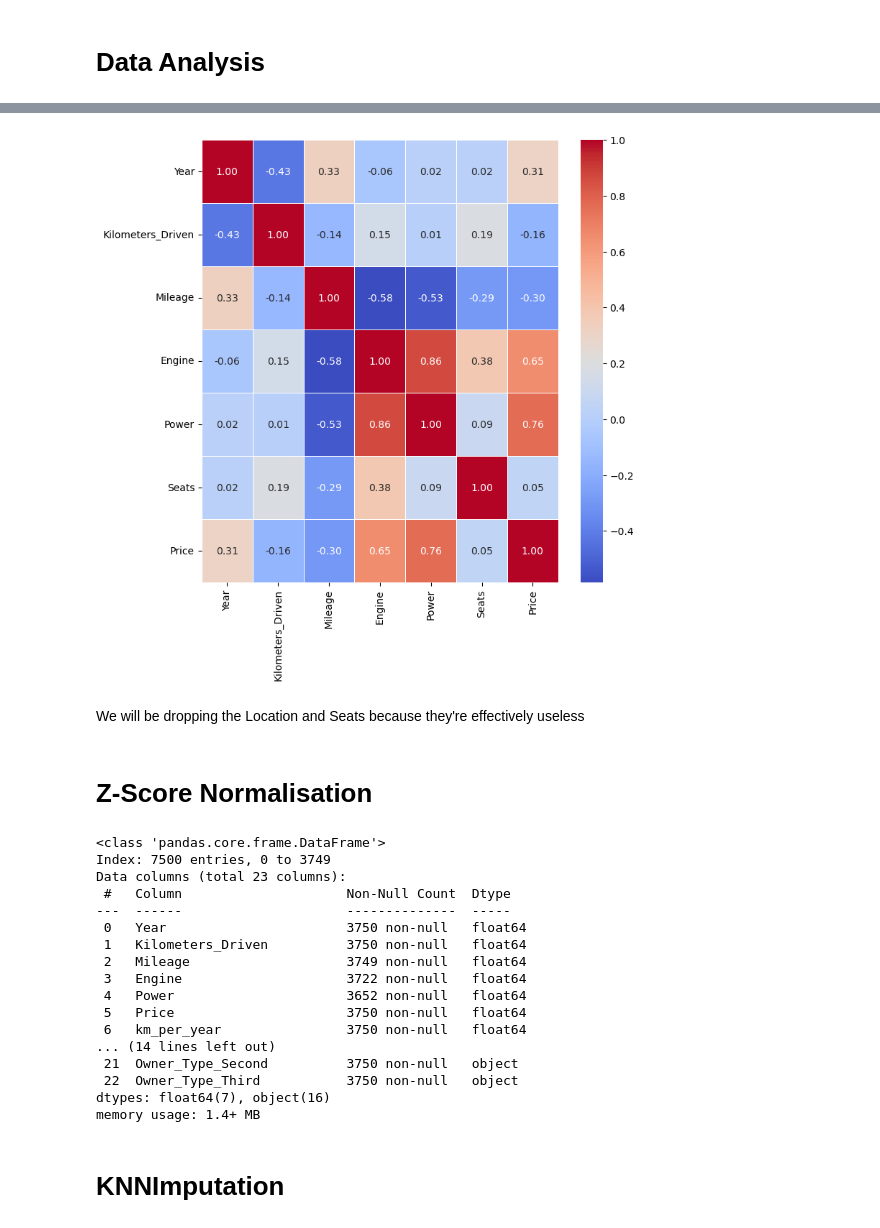
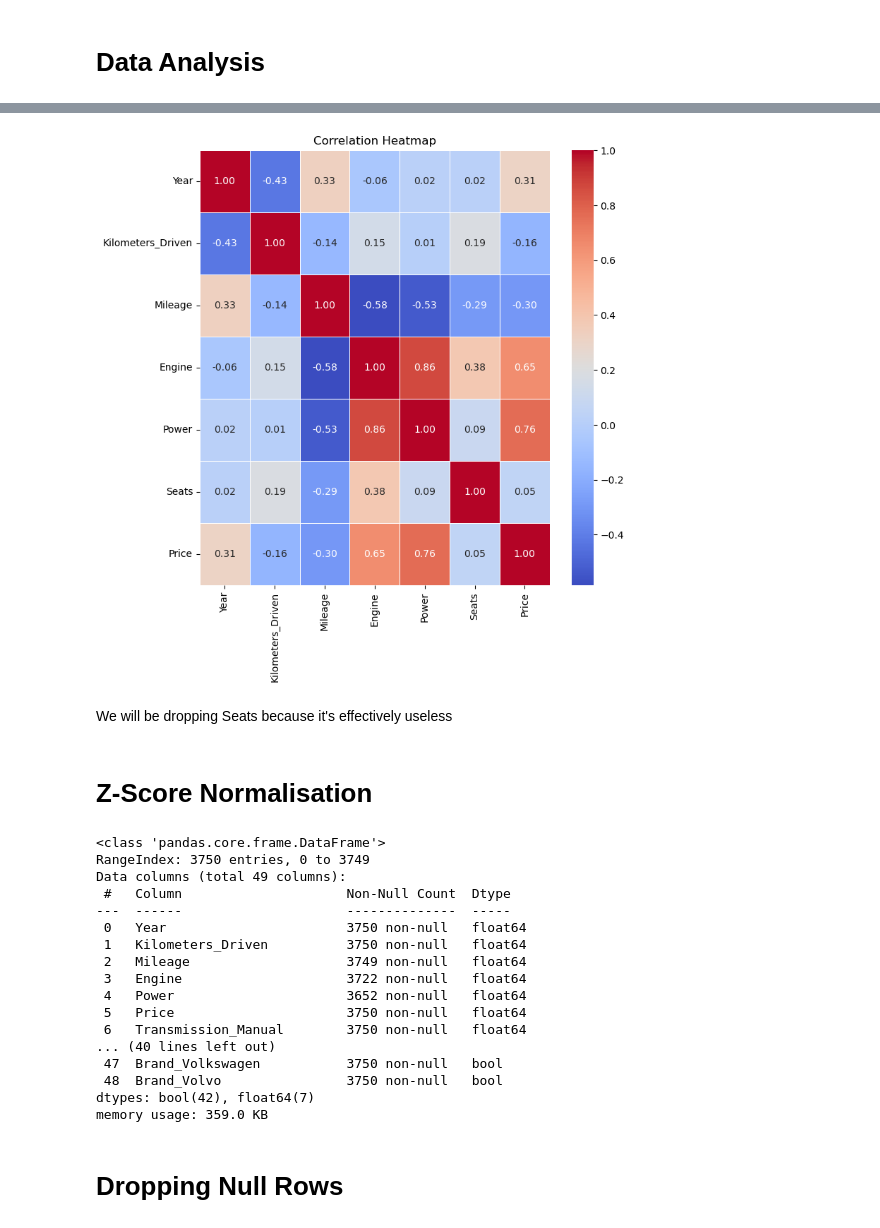
Before and after one commit to Shaurya-Ag/Car_Price_Prediction, a Jupyter notebook: Laboratory.ipynb, the cells around one changed output, grey strips where cells are left out. Saved outputs shown, nothing was run; the diff lists cells and outputs as text; code cells hidden in the pictures.

```diff
--- a/Laboratory.ipynb
+++ b/Laboratory.ipynb
@@ -21,3 +21 @@ train_set.head()
-# %%
-train_set.drop('Unnamed: 0',axis=1,inplace=True)
 # %% [markdown]
@@ -48,6 +23,15 @@ memory usage: 351.7+ KB
 # %%
-object_value_columns=["Mileage","Engine","Power"]
-for i in object_value_columns:
-    df[i]=df[i].str.extract(r"([0-9]*\.?[0-9]+)").astype(np.float64)
-df.head()
+df=train_set.copy()
+def process_data(df):
+    object_value_columns=["Mileage","Engine","Power"]
+    object_columns=["Transmission","Owner_Type","Location","Fuel_Type","Brand"]
+    df.drop('Unnamed: 0',axis=1,inplace=True)
+    for i in object_value_columns:
+        df[i]=df[i].str.extract(r"([0-9]*\.?[0-9]+)").astype(np.float64)
+    df["Brand"]=df["Name"].str.extract(r"(^[A-Za-z]+)")
+    df.drop("Name",axis=1,inplace=True)
+    df=pd.get_dummies(df,columns=object_columns,drop_first=True)
+    return df
+p_df=process_data(df)
+p_df.head()
 # %% [output]
@@ -135,10 +47,11 @@ plt.show()
 # %%
-corr_matrix=df.iloc[:,1:8].corr()
+corr_matrix=p_df.iloc[:,0:7].corr()
 plt.figure(figsize=(8,8))
 sns.heatmap(corr_matrix,cmap="coolwarm",annot=True,linewidth=0.5,fmt='.2f')
+plt.title("Correlation Heatmap")
 plt.show()
 # %% [output]
-[figure, old version]
+[figure, new version]
 # %% [markdown]
-<p>We will be dropping the Location and Seats because they're effectively useless</p>
+<p>We will be dropping Seats because it's effectively useless</p>
 # %%
@@ -150,12 +63,12 @@ def normalise(df):
     mean=np.mean(df,axis=0)
     std_dev=np.std(df,axis=0)
     return(df-mean)/std_dev
-n_df=pd.concat([normalise(df.select_dtypes(include="number")),df.select_dtypes(exclude="number")])
+n_df=pd.concat([normalise(p_df.iloc[:,0:7]),p_df.iloc[:,7:]],axis=1)
 n_df.info()
 # %% [output]
 <class 'pandas.core.frame.DataFrame'>
-Index: 7500 entries, 0 to 3749
-Data columns (total 23 columns):
+RangeIndex: 3750 entries, 0 to 3749
+Data columns (total 49 columns):
  #   Column                     Non-Null Count  Dtype
 ---  ------                     --------------  -----
  0   Year                       3750 non-null   float64
@@ -164,11 +77,11 @@ Data columns (total 23 columns):
  3   Engine                     3722 non-null   float64
  4   Power                      3652 non-null   float64
  5   Price                      3750 non-null   float64
- 6   km_per_year                3750 non-null   float64
-... (14 lines left out)
- 21  Owner_Type_Second          3750 non-null   object
- 22  Owner_Type_Third           3750 non-null   object
-dtypes: float64(7), object(16)
-memory usage: 1.4+ MB
+ 6   Transmission_Manual        3750 non-null   float64
+... (40 lines left out)
+ 47  Brand_Volkswagen           3750 non-null   bool
+ 48  Brand_Volvo                3750 non-null   bool
+dtypes: bool(42), float64(7)
+memory usage: 359.0 KB
 # %% [markdown]
-<h1>KNNImputation</h1>
+<h1>Dropping Null Rows</h1>
```
Also changed, not shown: parts of 25 cells of this notebook.
